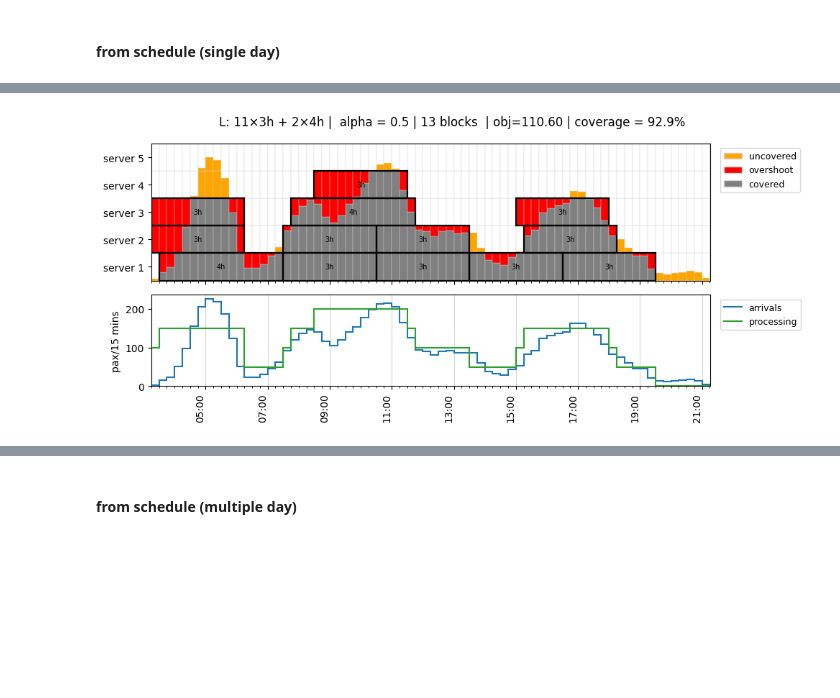
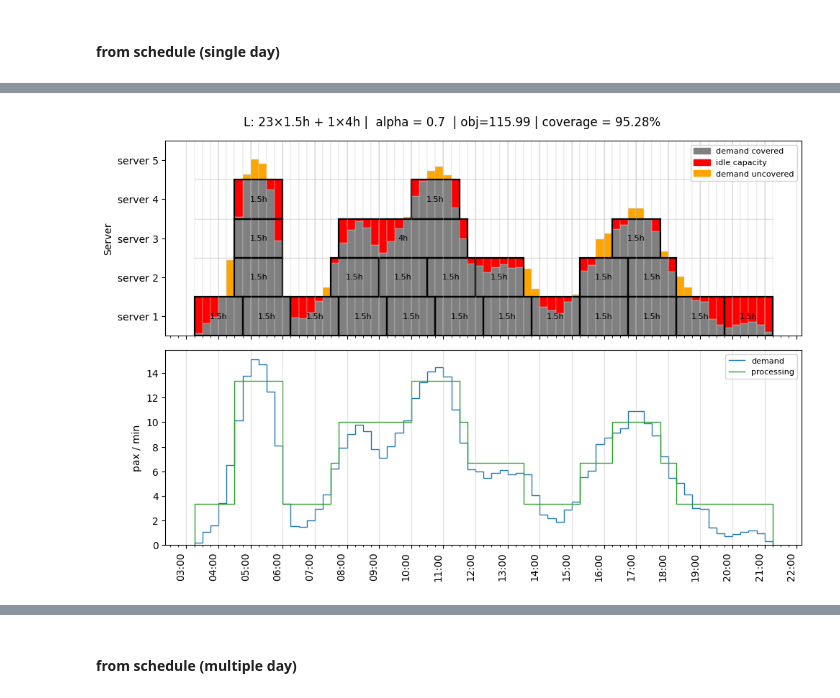
Before and after one commit to ZanchiLorenzo/security_paper, a Jupyter notebook: Tester FLR security.ipynb, the cells around one changed output, grey strips where cells are left out. Saved outputs shown, nothing was run; the diff lists cells and outputs as text; code cells hidden in the pictures; blank space fills up the shorter version.

Commit message:
moretests, introduction of alpha_first

```diff
--- a/Tester FLR security.ipynb
+++ b/Tester FLR security.ipynb
@@ -1700,10 +1700,10 @@ server_registry = preprocessing.build_processing_params_by_server(registry)
 arrivals= security_class.expected_arrivals(flight_demand)
 planner = security_class.SecurityPlanner(arrivals, server_registry)
 
-lengths=[6, 4, 3]
-length_totals={6:3}
+lengths=[4, 1.5]
+length_totals={}
 K_total=1000
 
-res = planner.run_multi(lengths=lengths, length_totals=length_totals, alpha=0.5, K_total=K_total)
+res = planner.run_multi(lengths=lengths, length_totals=length_totals, alpha=0.7, K_total=K_total, alpha_first=0)
 plotutils.plot_allocation(res)
 # %% [output]
@@ -1711,4 +1711,4 @@ plotutils.plot_allocation(res)
-[figure, old version]
+[figure, new version]
 # %%
 classe2= security_class.SecuritySimulator(
     flight_demand=flight_demand,
```
Also changed, not shown: parts of 43 cells of this notebook, 3 other files.
